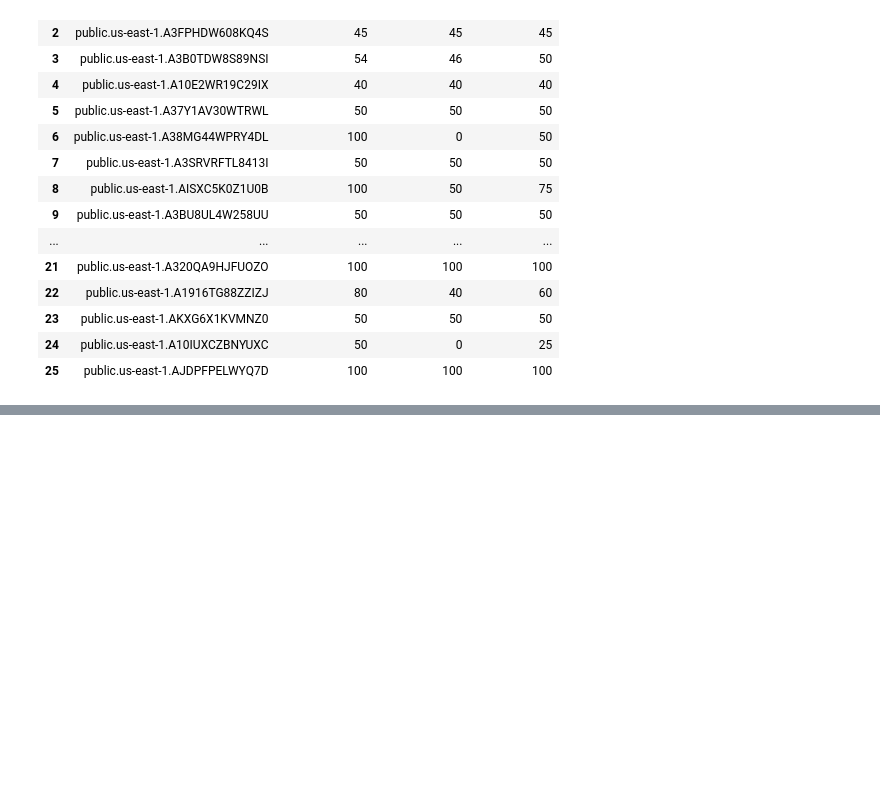
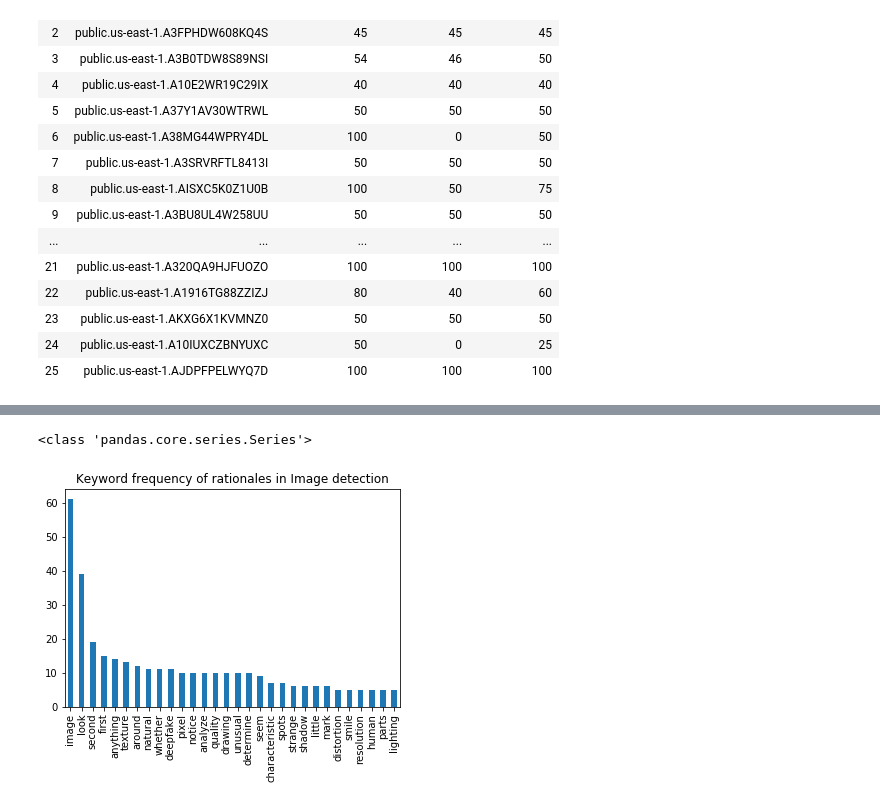
Before and after one commit to suhasdara/Deepfake-Detection, a Jupyter notebook: analysis.ipynb, the cells around one changed output, grey strips where cells are left out. Saved outputs shown, nothing was run; the diff lists cells and outputs as text; code cells hidden in the pictures; blank space fills up the shorter version.

Commit message:
Adding rationale visualizations

```diff
--- a/analysis.ipynb
+++ b/analysis.ipynb
@@ -359,0 +411,4 @@ Videos annotator agreement: 0.4087
+# %%
+#stop words
+nltk.download('stopwords')
+en_stop = set(nltk.corpus.stopwords.words('english'))
@@ -359,0 +427,17 @@ Videos annotator agreement: 0.4087
+# %%
+
+def convert_text(line):
+    tokens = prepare_text_for_lda(line)
+    #if random.random() > .99:
+        #print(tokens)
+        #text_data.append(tokens)
+    return tokens
+# %%
+video_data, image_data = [], []
+image_rat = rationales["image_rat"]
+video_rat = rationales["video_rat"]
+for i in video_rat:
+    #print(convert_text(i))
+    video_data.append(convert_text(i))
+for i in image_rat:
+    image_data.append(convert_text(i))
@@ -359,0 +471,24 @@ Videos annotator agreement: 0.4087
+# %%
+image_data_full, video_data_full = [], []
+for i in image_data:
+    for j in i:
+        image_data_full.append(j)
+for i in video_data:
+    for j in i:
+        video_data_full.append(j)
+# %%
+df = pd.DataFrame({'freq': image_data_full})
+df.groupby('freq', as_index=False).size()
+#display(df)
+pp = df.freq.str.split(expand=True).stack().value_counts()
+#display(pp[:25])
+pp = pp[:30]
+print(type(pp))
+#pp.groupby('freq', as_index=False).size().plot(kind='bar')
+#plt.show()
+#p = plt.plot(pp.values, pp.index)
+pp.plot.bar(rot=90, title="Keyword frequency of rationales in Image detection")
+plt.show()
+# %% [output]
+<class 'pandas.core.series.Series'>
+[figure, added]
```
Also changed, not shown: parts of 17 cells of this notebook.
